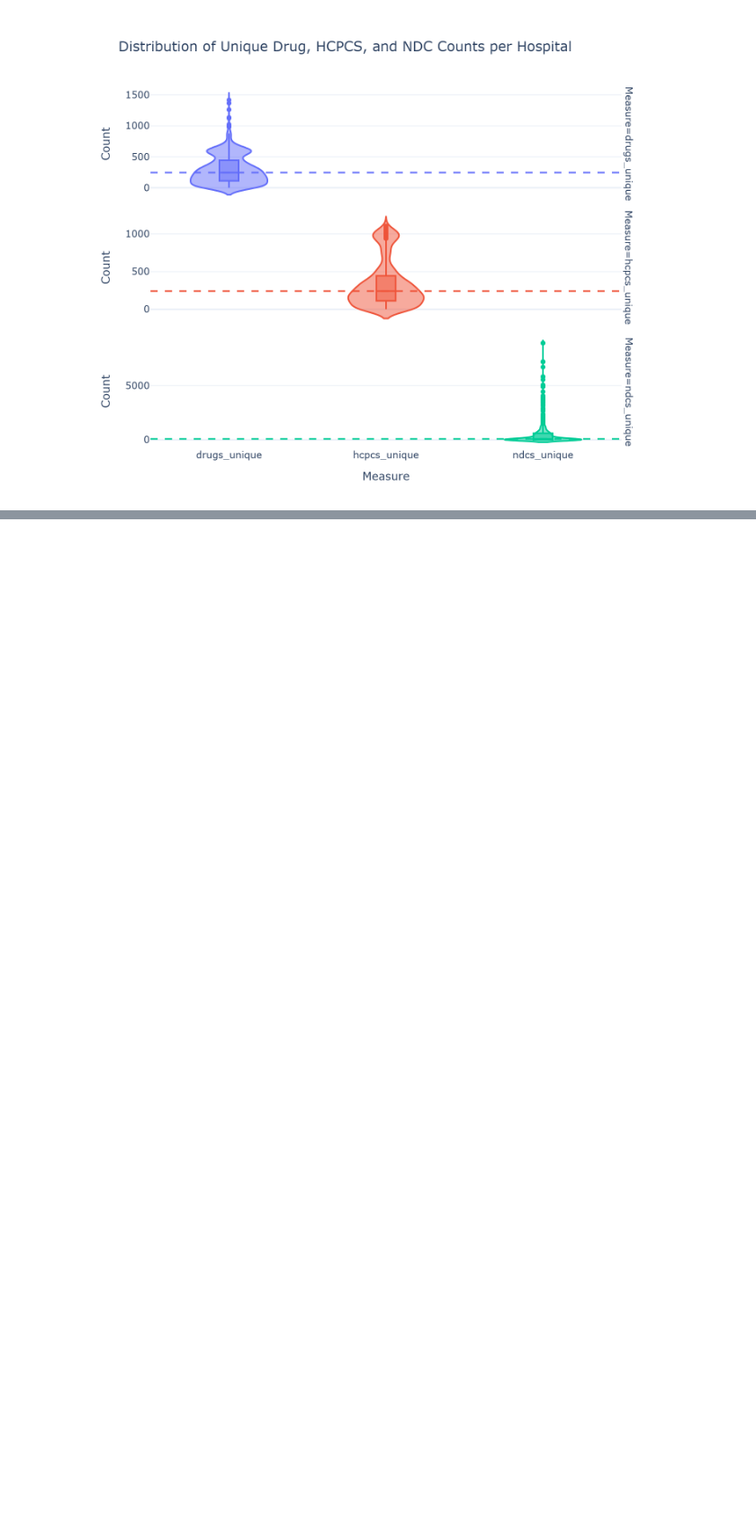
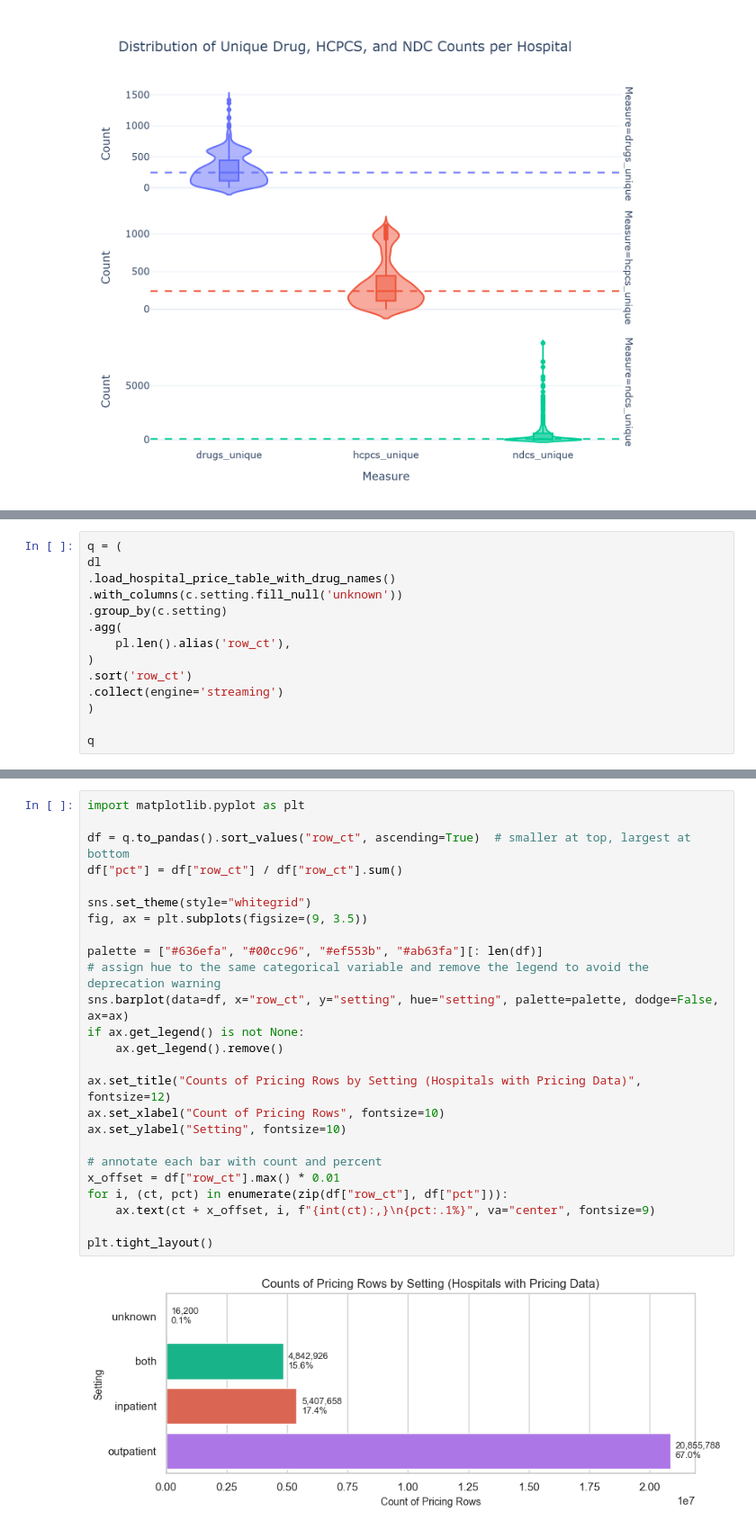
Before and after one commit to mwine81/PRA_REPORT, a Jupyter notebook: hospitals.ipynb, the cells around one changed output, grey strips where cells are left out. Shown: that part at 90% size. Drawn from its saved outputs; the diff is of its cells as text; blank space fills up the shorter version.

```diff
--- a/hospitals.ipynb
+++ b/hospitals.ipynb
@@ -332,0 +337,14 @@ render_plotly_figure(fig, name="fig_unique_payer_plan_hist")
+# %%
+q = (
+dl
+.load_hospital_price_table_with_drug_names()
+.with_columns(c.setting.fill_null('unknown'))
+.group_by(c.setting)
+.agg(
+    pl.len().alias('row_ct'),
+)
+.sort('row_ct')
+.collect(engine='streaming')
+)
+
+q
@@ -332,0 +359,27 @@ render_plotly_figure(fig, name="fig_unique_payer_plan_hist")
+# %%
+import matplotlib.pyplot as plt
+
+df = q.to_pandas().sort_values("row_ct", ascending=True)  # smaller at top, largest at bottom
+df["pct"] = df["row_ct"] / df["row_ct"].sum()
+
+sns.set_theme(style="whitegrid")
+fig, ax = plt.subplots(figsize=(9, 3.5))
+
+palette = ["#636efa", "#00cc96", "#ef553b", "#ab63fa"][: len(df)]
+# assign hue to the same categorical variable and remove the legend to avoid the deprecation warning
+sns.barplot(data=df, x="row_ct", y="setting", hue="setting", palette=palette, dodge=False, ax=ax)
+if ax.get_legend() is not None:
+    ax.get_legend().remove()
+
+ax.set_title("Counts of Pricing Rows by Setting (Hospitals with Pricing Data)", fontsize=12)
+ax.set_xlabel("Count of Pricing Rows", fontsize=10)
+ax.set_ylabel("Setting", fontsize=10)
+
+# annotate each bar with count and percent
+x_offset = df["row_ct"].max() * 0.01
+for i, (ct, pct) in enumerate(zip(df["row_ct"], df["pct"])):
+    ax.text(ct + x_offset, i, f"{int(ct):,}\n{pct:.1%}", va="center", fontsize=9)
+
+plt.tight_layout()
+# %% [output]
+[figure, added]
```
Also changed, not shown: parts of 7 cells of this notebook, 3 other files.
